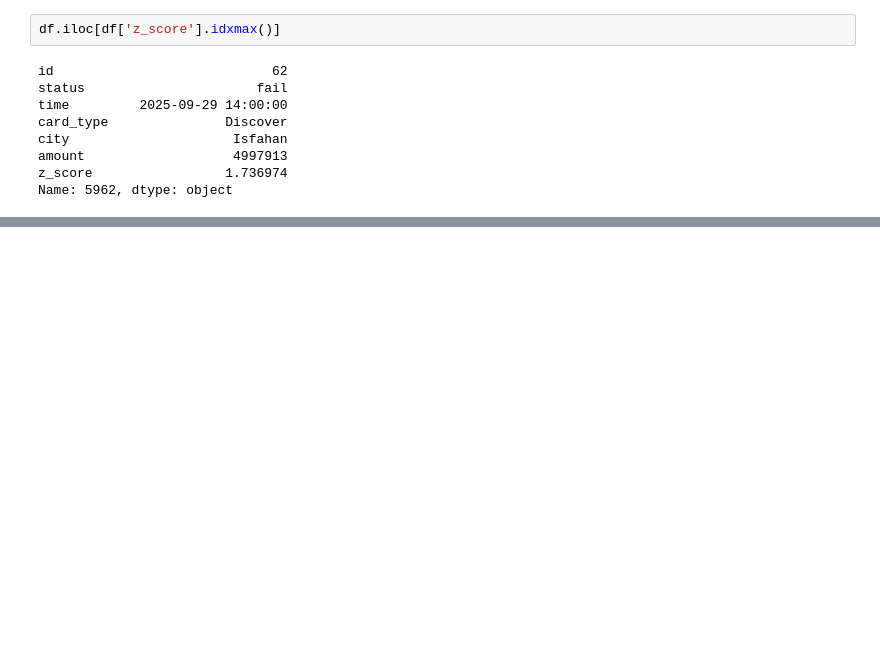
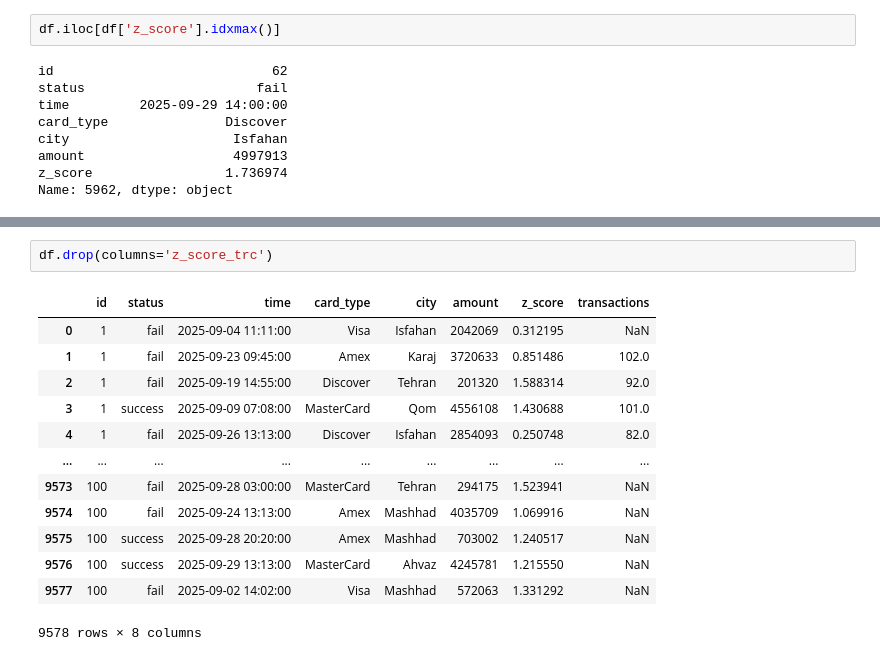
Before and after one commit to MRXLANTERN1390/IranianCustomer_Payment, a Jupyter notebook: NoteBook.ipynb, the cells around one changed output, grey strips where cells are left out. Drawn from its saved outputs; the diff is of its cells as text; blank space fills up the shorter version.

```diff
--- a/NoteBook.ipynb
+++ b/NoteBook.ipynb
@@ -237,0 +278,16 @@ Name: 5962, dtype: object
+# %%
+df.drop(columns='z_score_trc')
+# %% [output]
+|  | id | status | time | card_type | city | amount | z_score | transactions |
+| 0 | 1 | fail | 2025-09-04 11:11:00 | Visa | Isfahan | 2042069 | 0.312195 | NaN |
+| 1 | 1 | fail | 2025-09-23 09:45:00 | Amex | Karaj | 3720633 | 0.851486 | 102.0 |
+| 2 | 1 | fail | 2025-09-19 14:55:00 | Discover | Tehran | 201320 | 1.588314 | 92.0 |
+| 3 | 1 | success | 2025-09-09 07:08:00 | MasterCard | Qom | 4556108 | 1.430688 | 101.0 |
+| 4 | 1 | fail | 2025-09-26 13:13:00 | Discover | Isfahan | 2854093 | 0.250748 | 82.0 |
+| ... | ... | ... | ... | ... | ... | ... | ... | ... |
+| 9573 | 100 | fail | 2025-09-28 03:00:00 | MasterCard | Tehran | 294175 | 1.523941 | NaN |
+| 9574 | 100 | fail | 2025-09-24 13:13:00 | Amex | Mashhad | 4035709 | 1.069916 | NaN |
+| 9575 | 100 | success | 2025-09-28 20:20:00 | Amex | Mashhad | 703002 | 1.240517 | NaN |
+| 9576 | 100 | success | 2025-09-29 13:13:00 | MasterCard | Ahvaz | 4245781 | 1.215550 | NaN |
+| 9577 | 100 | fail | 2025-09-02 14:02:00 | Visa | Mashhad | 572063 | 1.331292 | NaN |
+9578 rows × 8 columns
```
Also changed, not shown: parts of 6 cells of this notebook.
